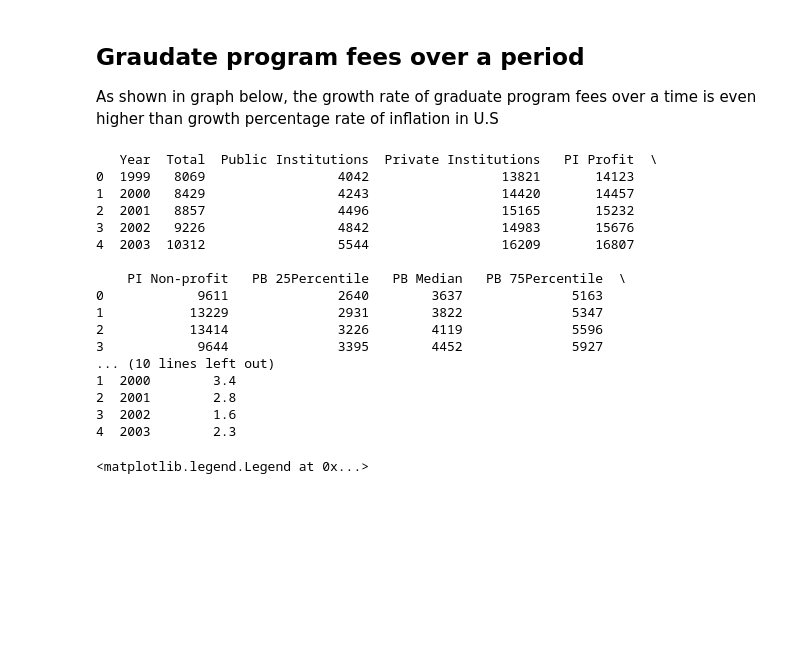
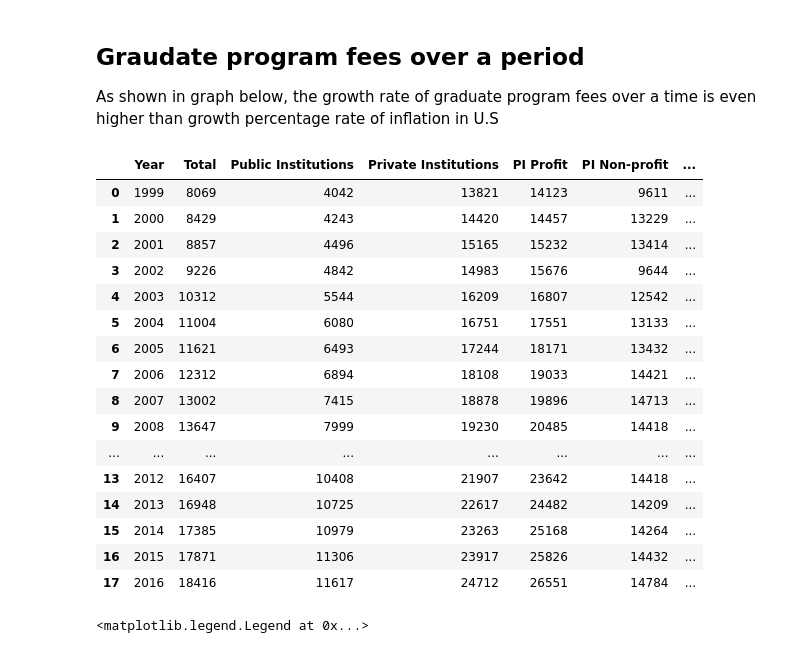
Before and after one commit to YJDave/cs418-s20-cs418_spring20_mighty_python, a Jupyter notebook: main.ipynb, the cells around one changed output. Cells and saved outputs as stored; diff of their text form; code cells hidden in the pictures; blank space fills up the shorter version.

```diff
--- a/main.ipynb
+++ b/main.ipynb
@@ -87,26 +87,24 @@ plt.show()
 As shown in graph below, the growth rate of graduate program fees over a time is even higher than growth percentage rate of inflation in U.S
 # %%
 data = pd.read_csv('data/NCES_graduate_fees.csv').apply(pd.to_numeric)
-print(data.head(5))
-
 inflation = pd.read_csv('data/inflation_rate.csv')
-print(inflation.head(5))
+data
 # %% [output]
-   Year  Total  Public Institutions  Private Institutions   PI Profit  \
-0  1999   8069                 4042                 13821       14123
-1  2000   8429                 4243                 14420       14457
-2  2001   8857                 4496                 15165       15232
-3  2002   9226                 4842                 14983       15676
-4  2003  10312                 5544                 16209       16807
-
-    PI Non-profit   PB 25Percentile   PB Median   PB 75Percentile  \
-0            9611              2640        3637              5163
-1           13229              2931        3822              5347
-2           13414              3226        4119              5596
-3            9644              3395        4452              5927
-... (10 lines left out)
-1  2000        3.4
-2  2001        2.8
-3  2002        1.6
-4  2003        2.3
+|  | Year | Total | Public Institutions | Private Institutions | PI Profit | PI Non-profit | ... |
+| 0 | 1999 | 8069 | 4042 | 13821 | 14123 | 9611 | ... |
+| 1 | 2000 | 8429 | 4243 | 14420 | 14457 | 13229 | ... |
+| 2 | 2001 | 8857 | 4496 | 15165 | 15232 | 13414 | ... |
+| 3 | 2002 | 9226 | 4842 | 14983 | 15676 | 9644 | ... |
+| 4 | 2003 | 10312 | 5544 | 16209 | 16807 | 12542 | ... |
+| 5 | 2004 | 11004 | 6080 | 16751 | 17551 | 13133 | ... |
+| 6 | 2005 | 11621 | 6493 | 17244 | 18171 | 13432 | ... |
+| 7 | 2006 | 12312 | 6894 | 18108 | 19033 | 14421 | ... |
+| 8 | 2007 | 13002 | 7415 | 18878 | 19896 | 14713 | ... |
+| 9 | 2008 | 13647 | 7999 | 19230 | 20485 | 14418 | ... |
+| ... | ... | ... | ... | ... | ... | ... | ... |
+| 13 | 2012 | 16407 | 10408 | 21907 | 23642 | 14418 | ... |
+| 14 | 2013 | 16948 | 10725 | 22617 | 24482 | 14209 | ... |
+| 15 | 2014 | 17385 | 10979 | 23263 | 25168 | 14264 | ... |
+| 16 | 2015 | 17871 | 11306 | 23917 | 25826 | 14432 | ... |
+| 17 | 2016 | 18416 | 11617 | 24712 | 26551 | 14784 | ... |
 # %%
```
Also changed, not shown: parts of 5 cells of this notebook, 2 other files.
